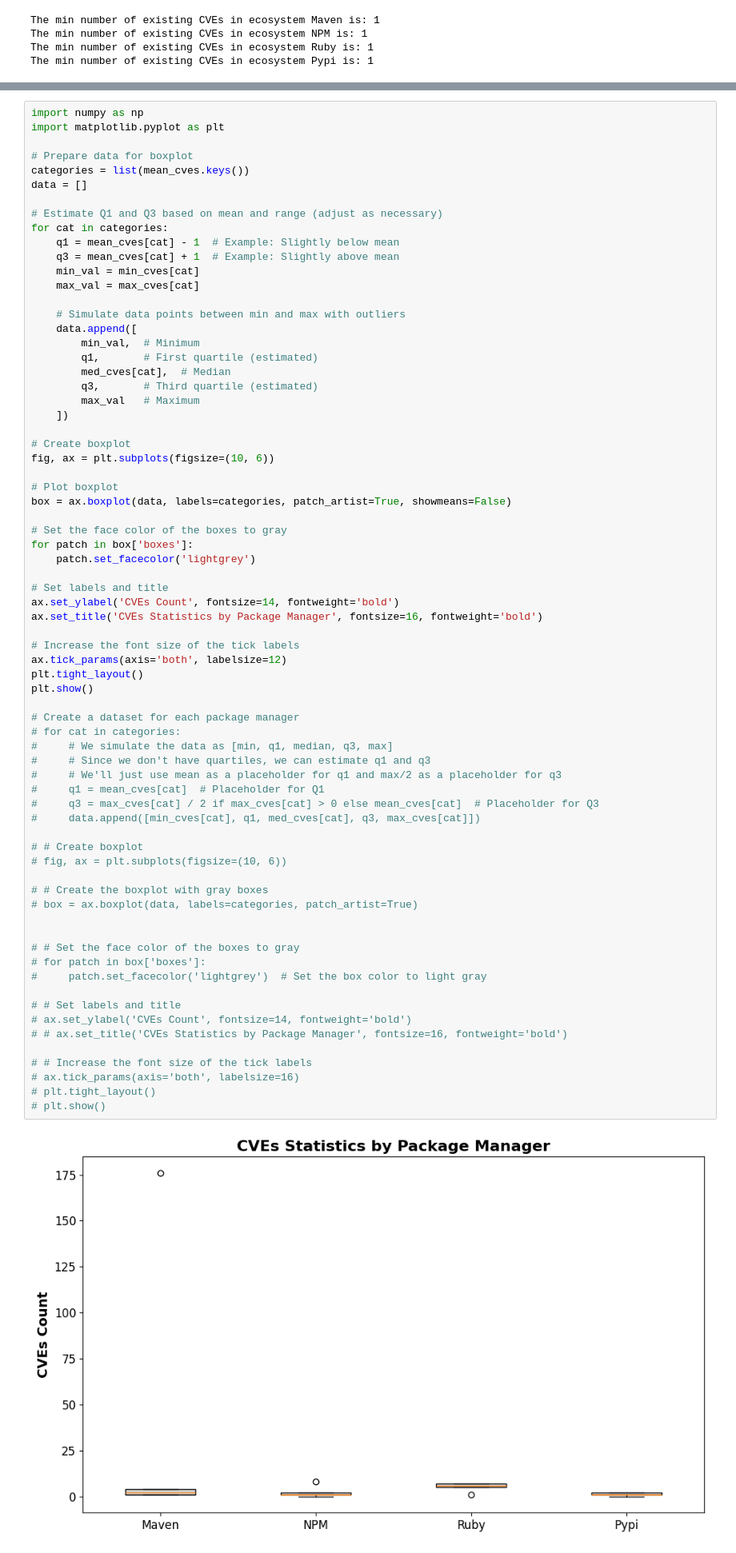
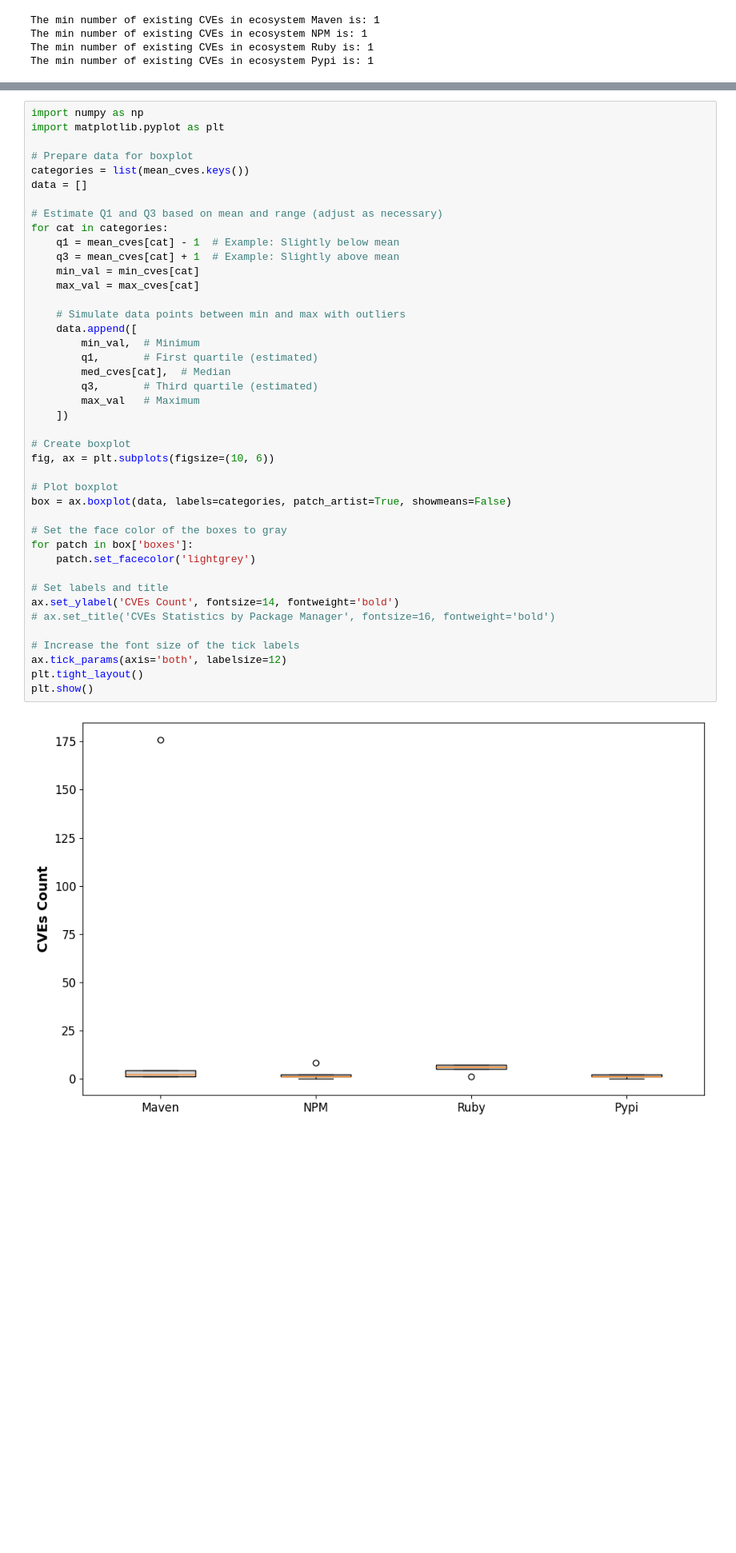
Before and after one commit to Wapiti08/DPAnalyzer, a Jupyter notebook: exp/json_exp.ipynb, the cells around one changed output, grey strips where cells are left out. Shown at 80% size. Cells and saved outputs as stored; diff of their text form; blank space fills up the shorter version.

```diff
--- a/exp/json_exp.ipynb
+++ b/exp/json_exp.ipynb
@@ -164,64 +164,35 @@ for cat in categories:
     min_val = min_cves[cat]
     max_val = max_cves[cat]
 
     # Simulate data points between min and max with outliers
     data.append([
         min_val,  # Minimum
         q1,       # First quartile (estimated)
         med_cves[cat],  # Median
         q3,       # Third quartile (estimated)
         max_val   # Maximum
     ])
 
 # Create boxplot
 fig, ax = plt.subplots(figsize=(10, 6))
 
 # Plot boxplot
 box = ax.boxplot(data, labels=categories, patch_artist=True, showmeans=False)
 
 # Set the face color of the boxes to gray
 for patch in box['boxes']:
     patch.set_facecolor('lightgrey')
 
 # Set labels and title
 ax.set_ylabel('CVEs Count', fontsize=14, fontweight='bold')
-ax.set_title('CVEs Statistics by Package Manager', fontsize=16, fontweight='bold')
+# ax.set_title('CVEs Statistics by Package Manager', fontsize=16, fontweight='bold')
 
 # Increase the font size of the tick labels
 ax.tick_params(axis='both', labelsize=12)
 plt.tight_layout()
 plt.show()
-
-# Create a dataset for each package manager
-# for cat in categories:
-#     # We simulate the data as [min, q1, median, q3, max]
-#     # Since we don't have quartiles, we can estimate q1 and q3
-#     # We'll just use mean as a placeholder for q1 and max/2 as a placeholder for q3
-#     q1 = mean_cves[cat]  # Placeholder for Q1
-#     q3 = max_cves[cat] / 2 if max_cves[cat] > 0 else mean_cves[cat]  # Placeholder for Q3
-#     data.append([min_cves[cat], q1, med_cves[cat], q3, max_cves[cat]])
-
-# # Create boxplot
-# fig, ax = plt.subplots(figsize=(10, 6))
-
-# # Create the boxplot with gray boxes
-# box = ax.boxplot(data, labels=categories, patch_artist=True)
-
-
-# # Set the face color of the boxes to gray
-# for patch in box['boxes']:
-#     patch.set_facecolor('lightgrey')  # Set the box color to light gray
-
-# # Set labels and title
-# ax.set_ylabel('CVEs Count', fontsize=14, fontweight='bold')
-# # ax.set_title('CVEs Statistics by Package Manager', fontsize=16, fontweight='bold')
-
-# # Increase the font size of the tick labels
-# ax.tick_params(axis='both', labelsize=16)
-# plt.tight_layout()
-# plt.show()
 # %% [output]
-[figure, old version]
+[figure, new version]
 # %%
 import matplotlib.pyplot as plt
 import numpy as np
```
Also changed, not shown: 10 other files.
